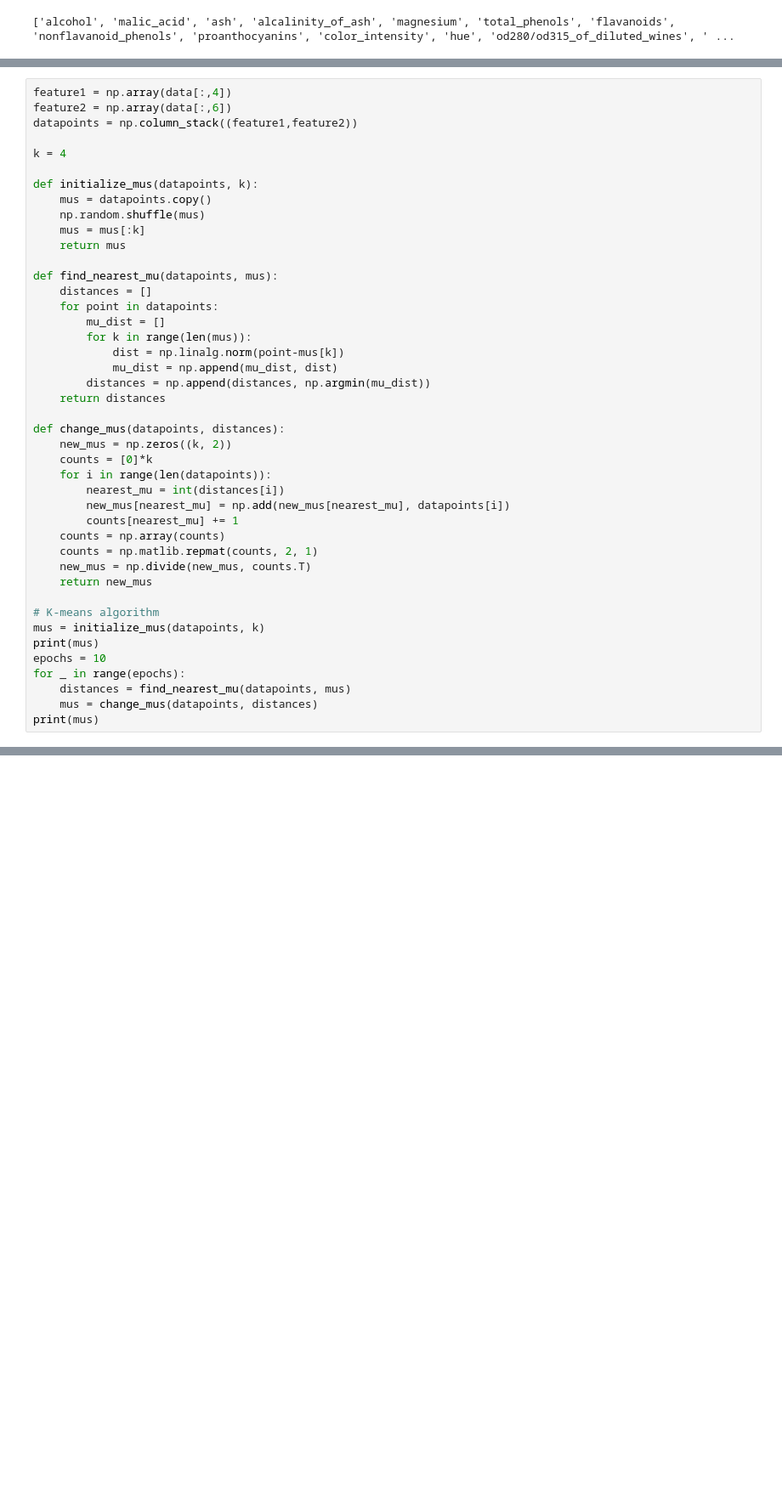
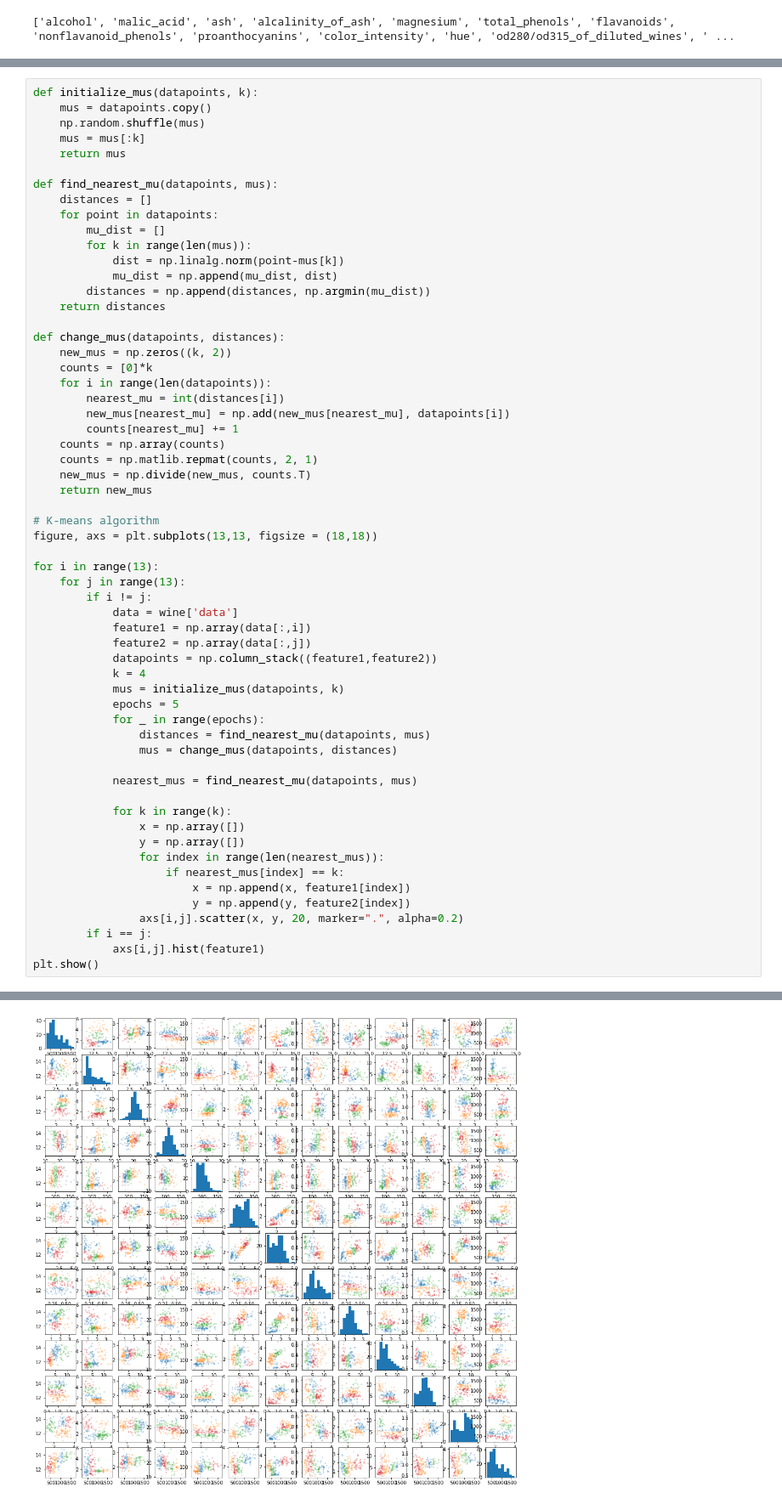
Before and after one commit to DomZeman/cogs118B-final-project, a Jupyter notebook: Final Project.ipynb, the cells around one changed output, grey strips where cells are left out. Shown at 85% size. Drawn from its saved outputs; the diff is of its cells as text; blank space fills up the shorter version.

```diff
--- a/Final Project.ipynb
+++ b/Final Project.ipynb
@@ -42,10 +40,4 @@ data = wine['data']
 # %%
-feature1 = np.array(data[:,4])
-feature2 = np.array(data[:,6])
-datapoints = np.column_stack((feature1,feature2))
-
-k = 4
-
 def initialize_mus(datapoints, k):
     mus = datapoints.copy()
     np.random.shuffle(mus)
@@ -75,11 +67,33 @@ def change_mus(datapoints, distances):
     return new_mus
 
 # K-means algorithm
-mus = initialize_mus(datapoints, k)
-print(mus)
-epochs = 10
-for _ in range(epochs):
-    distances = find_nearest_mu(datapoints, mus)
-    mus = change_mus(datapoints, distances)
-print(mus)
+figure, axs = plt.subplots(13,13, figsize = (18,18))
+
+for i in range(13):
+    for j in range(13):
+        if i != j:
+            data = wine['data']
+            feature1 = np.array(data[:,i])
+            feature2 = np.array(data[:,j])
+            datapoints = np.column_stack((feature1,feature2))
+            k = 4
+            mus = initialize_mus(datapoints, k)
+            epochs = 5
+            for _ in range(epochs):
+                distances = find_nearest_mu(datapoints, mus)
+                mus = change_mus(datapoints, distances)
+
+            nearest_mus = find_nearest_mu(datapoints, mus)
+
+            for k in range(k):
+                x = np.array([])
+                y = np.array([])
+                for index in range(len(nearest_mus)):
+                    if nearest_mus[index] == k:
+                        x = np.append(x, feature1[index])
+                        y = np.append(y, feature2[index])
+                axs[i,j].scatter(x, y, 20, marker=".", alpha=0.2)
+        if i == j:
+            axs[i,j].hist(feature1)
+plt.show()
 # %% [output]
@@ -93,0 +100 @@ print(mus)
+[figure, added]
```
Also changed, not shown: parts of 4 cells of this notebook.
